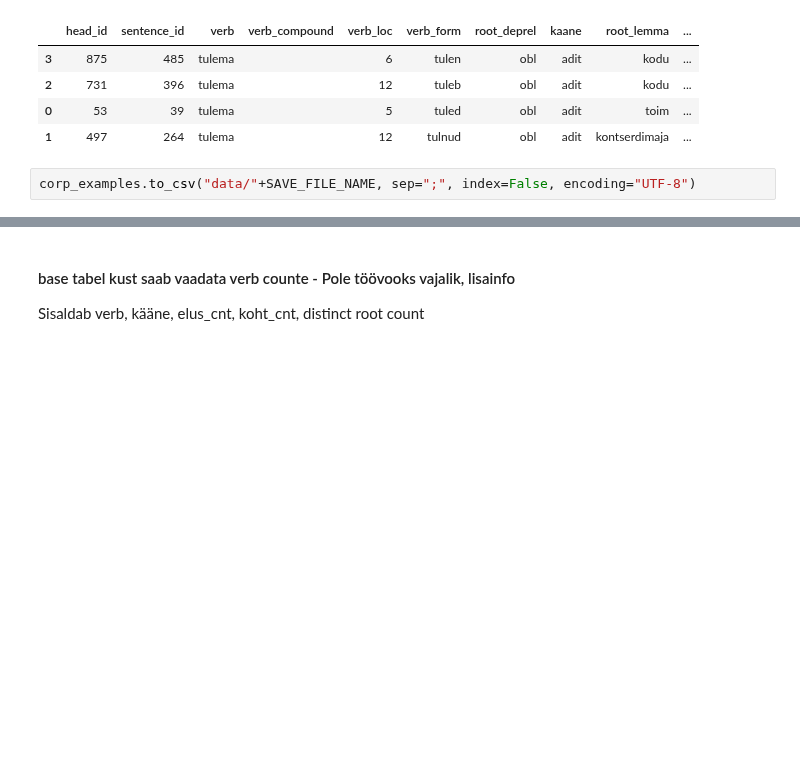
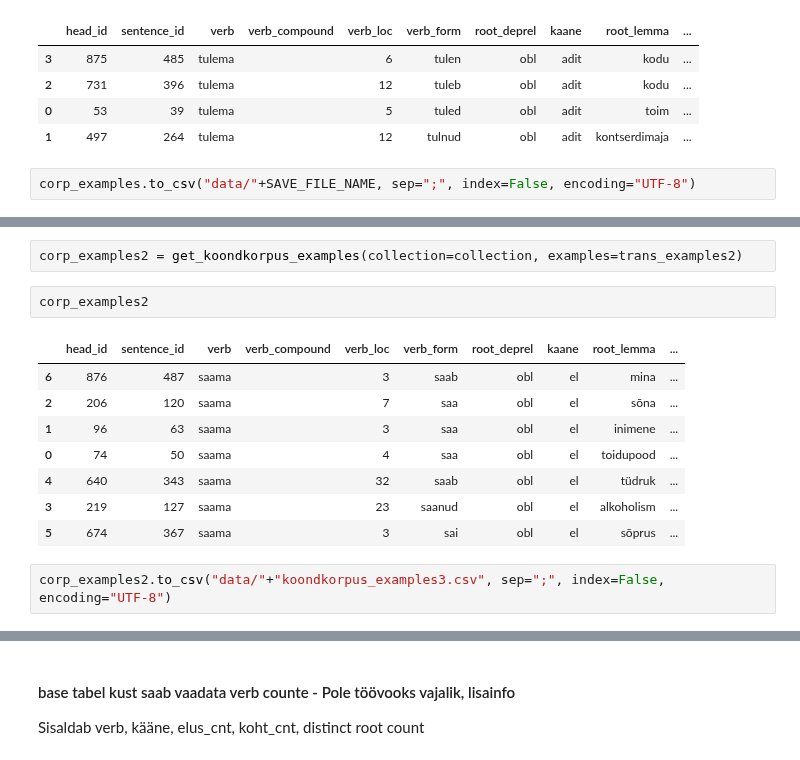
Before and after one commit to estnltk/syntax_experiments, a Jupyter notebook: workflows/005_analysis_of_annotated_actor_patterns/07_analysis_example_extraction/02_verb_analysis_koondkorpus_examples.ipynb, the cells around one changed output, grey strips where cells are left out. Drawn from its saved outputs; the diff is of its cells as text; blank space fills up the shorter version.

```diff
--- a/workflows/005_analysis_of_annotated_actor_patterns/07_analysis_example_extraction/02_verb_analysis_koondkorpus_examples.ipynb
+++ b/workflows/005_analysis_of_annotated_actor_patterns/07_analysis_example_extraction/02_verb_analysis_koondkorpus_examples.ipynb
@@ -119,0 +175,15 @@ corp_examples.to_csv("data/"+SAVE_FILE_NAME, sep=";", index=False, encoding="UTF
+# %%
+corp_examples2 = get_koondkorpus_examples(collection=collection, examples=trans_examples2)
+# %%
+corp_examples2
+# %% [output]
+|  | head_id | sentence_id | verb | verb_compound | verb_loc | verb_form | root_deprel | kaane | root_lemma | ... |
+| 6 | 876 | 487 | saama |  | 3 | saab | obl | el | mina | ... |
+| 2 | 206 | 120 | saama |  | 7 | saa | obl | el | sõna | ... |
+| 1 | 96 | 63 | saama |  | 3 | saa | obl | el | inimene | ... |
+| 0 | 74 | 50 | saama |  | 4 | saa | obl | el | toidupood | ... |
+| 4 | 640 | 343 | saama |  | 32 | saab | obl | el | tüdruk | ... |
+| 3 | 219 | 127 | saama |  | 23 | saanud | obl | el | alkoholism | ... |
+| 5 | 674 | 367 | saama |  | 3 | sai | obl | el | sõprus | ... |
+# %%
+corp_examples2.to_csv("data/"+"koondkorpus_examples3.csv", sep=";", index=False, encoding="UTF-8")
```
Also changed, not shown: parts of 13 cells of this notebook, 15 other files.
